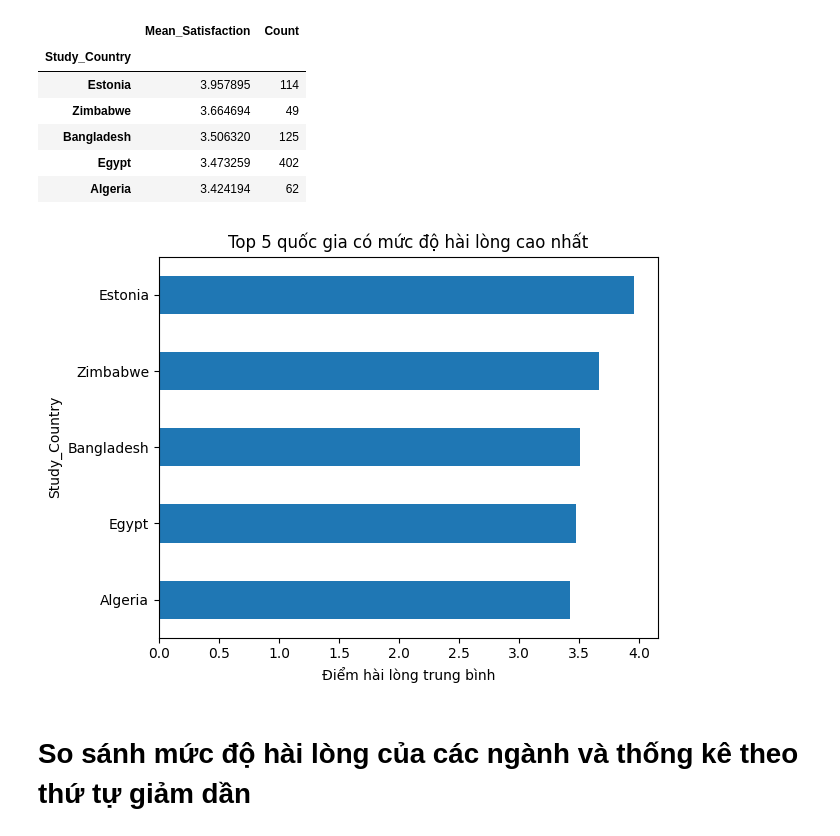
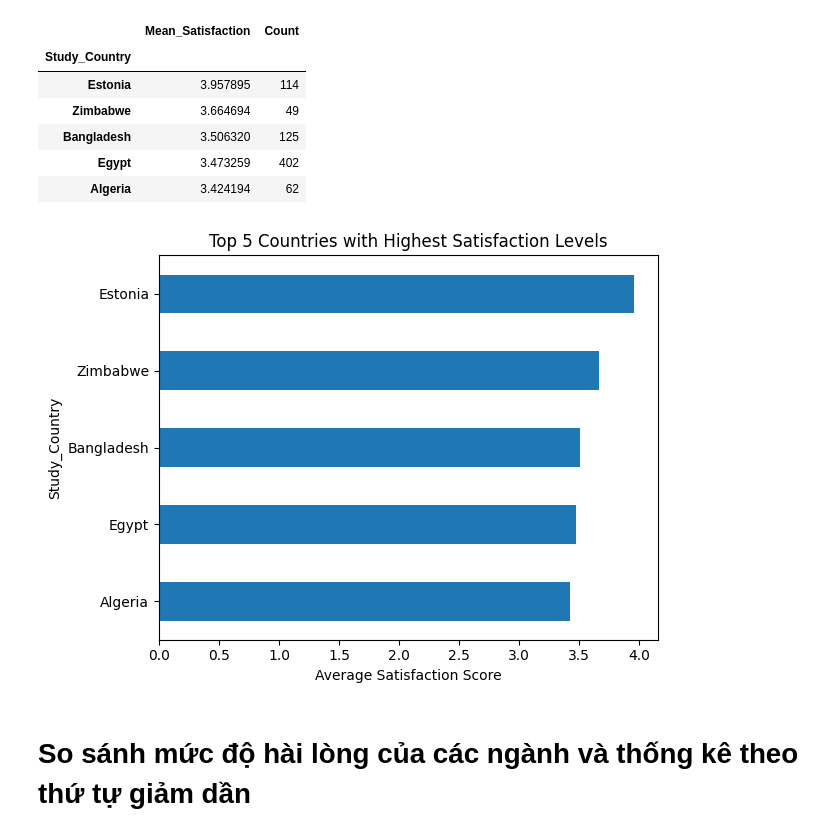
Before and after one commit to mnguyt25/quan-ly-thu-vien, a Jupyter notebook: Bai 50/project50.ipynb, the cells around one changed output. Cells and saved outputs as stored; diff of their text form; code cells hidden in the pictures.

```diff
--- a/Bai 50/project50.ipynb
+++ b/Bai 50/project50.ipynb
@@ -9506,5 +9504,7 @@ df_numeric = df[satisfaction_cols].replace(likert_mapping)
 # %% [markdown]
 Tính điểm trung bình của các mức độ hài lòng
+# %%
+df = df.copy()
 # %%
 df["Satisfaction_Score"] = df_numeric.mean(axis=1).round(2)
 # %%
@@ -9529,7 +9529,8 @@ Phân loại mức độ hài lòng theo các mốc Very low, Low, Neutral, High
 bins = [0, 2, 3, 3.5, 4.25, 5.01]
 labels = ["Very low", "Low", "Neutral", "High", "Very high"]
 # %%
-df["Satisfaction_Level"] = pd.cut(df["Satisfaction_Score"], bins=bins, labels=labels, right=False)
+satisfaction_level = pd.cut(df["Satisfaction_Score"], bins=bins, labels=labels, right=False)
+df = pd.concat([df, satisfaction_level.rename("Satisfaction_Level")], axis=1)
 # %%
 df
 # %% [output]
@@ -9550,6 +9551,8 @@ df
 # Thêm cột Birthday_Year chuyển đổi tuổi sang năm sinh và xoá cột Age
 # %% [markdown]
 Chuyển đổi tuổi sang năm sinh
+# %%
+df = df.copy()
 # %%
 current_year = datetime.now().year
 df['Birthday_Year'] = current_year - df['Age']
@@ -9575,6 +9578,8 @@ df.head(5)
 5 rows × 176 columns
 # %% [markdown]
 # Tạo cột phân ra các nhóm tuổi
+# %%
+df = df.copy()
 # %%
 df["Age_Group"] = pd.cut(
     x=(datetime.now().year - df["Birthday_Year"]),  # Tính tuổi trực tiếp
@@ -9806,13 +9810,13 @@ filtered_stats.head(5)
 | Algeria | 3.424194 | 62 |
 # %%
 filtered_stats.head(5).plot(kind='barh', y='Mean_Satisfaction', legend=False)
-plt.title('Top 5 quốc gia có mức độ hài lòng cao nhất')
-plt.xlabel('Điểm hài lòng trung bình')
+plt.title('Top 5 Countries with Highest Satisfaction Levels')
+plt.xlabel('Average Satisfaction Score')
 plt.gca().invert_yaxis()
 plt.tight_layout()
 plt.show()
 # %% [output]
-[figure, old version]
+[figure, new version]
 # %% [markdown]
 # So sánh mức độ hài lòng của các ngành và thống kê theo thứ tự giảm dần
 # %% [markdown]
```
Also changed, not shown: parts of 73 cells of this notebook, 2 other files.
